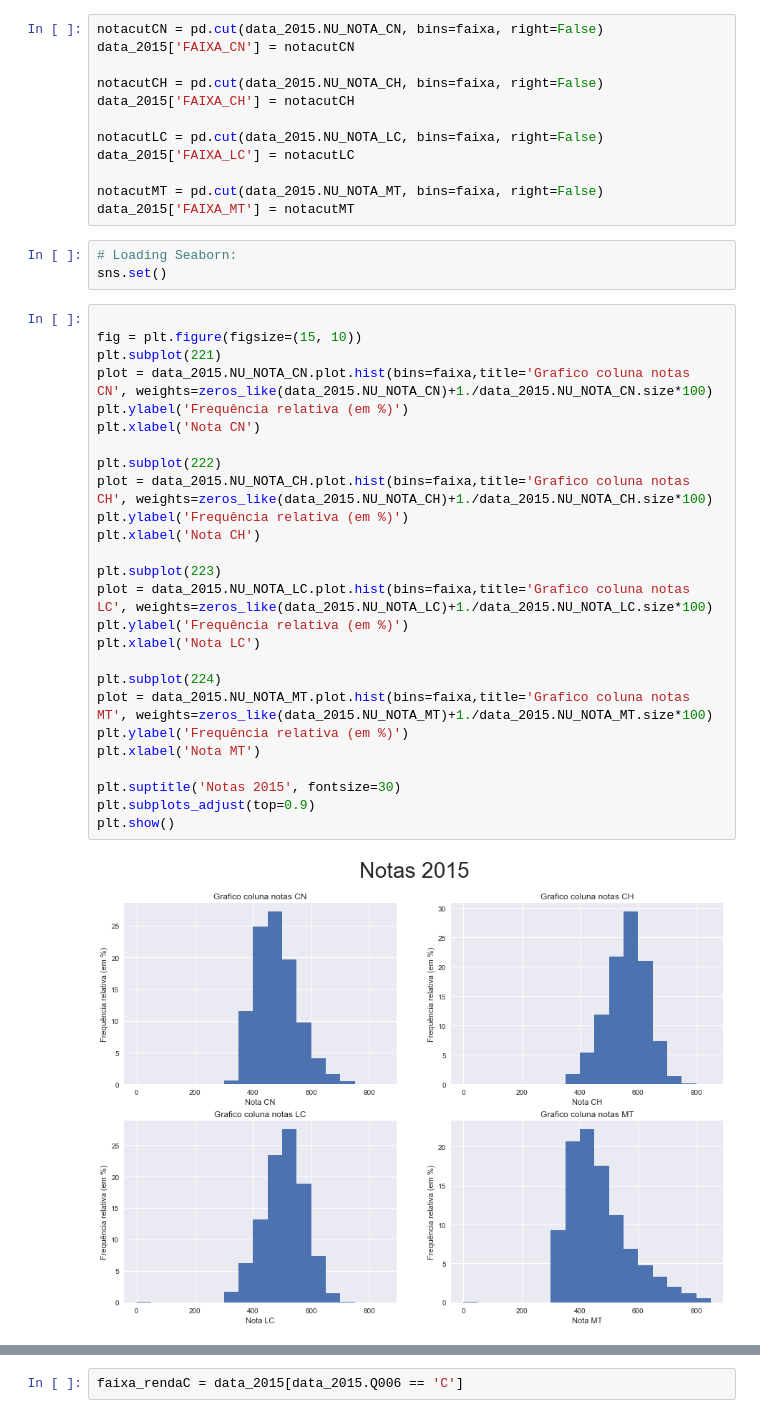
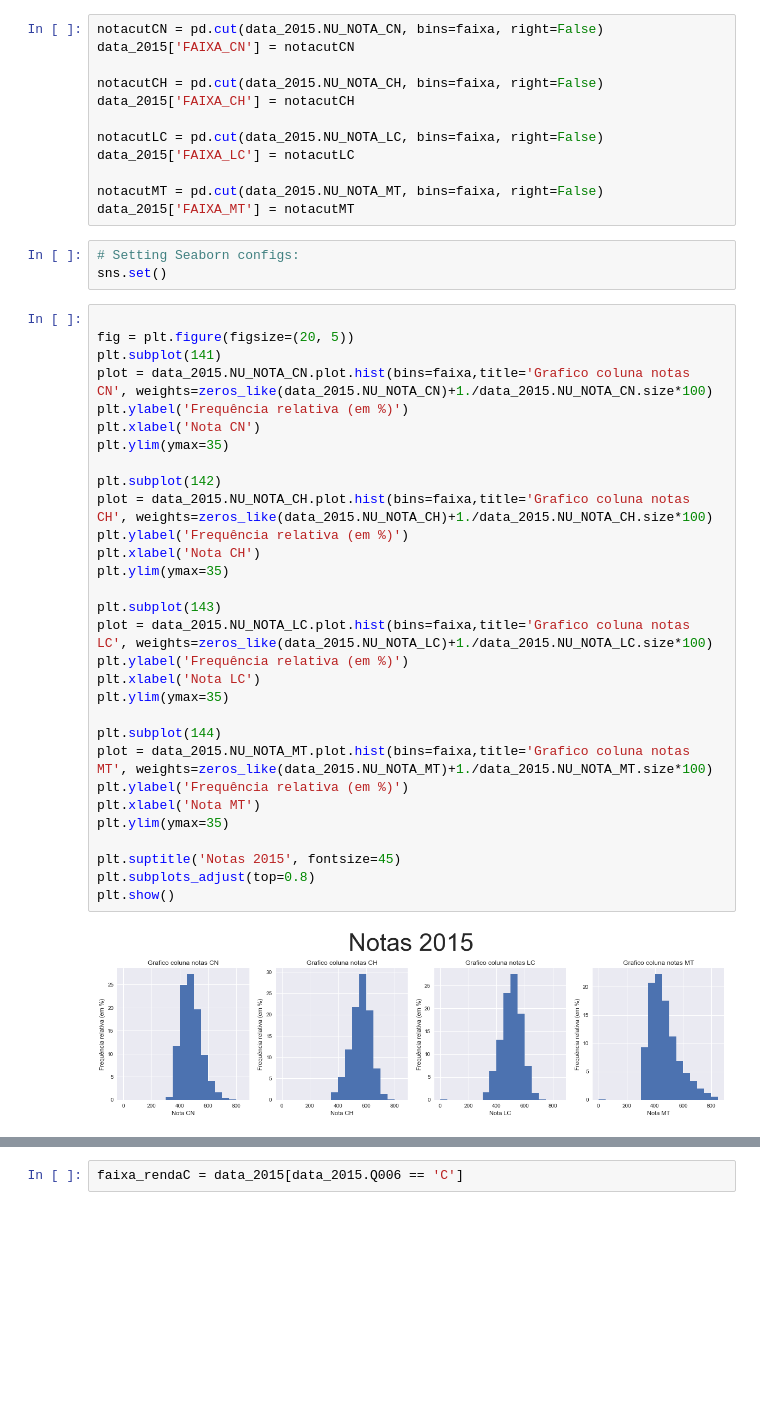
Before and after one commit to pedross3/CDDP_final, a Jupyter notebook: Projeto 03.ipynb, the cells around one changed output, grey strips where cells are left out. Saved outputs shown, nothing was run; the diff lists cells and outputs as text; blank space fills up the shorter version.

```diff
--- a/Projeto 03.ipynb
+++ b/Projeto 03.ipynb
@@ -347,34 +347,38 @@ data_2015['FAIXA_LC'] = notacutLC
 notacutMT = pd.cut(data_2015.NU_NOTA_MT, bins=faixa, right=False)
 data_2015['FAIXA_MT'] = notacutMT
 # %%
-# Loading Seaborn:
+# Setting Seaborn configs:
 sns.set()
 # %%
 
-fig = plt.figure(figsize=(15, 10))
-plt.subplot(221)
+fig = plt.figure(figsize=(20, 5))
+plt.subplot(141)
 plot = data_2015.NU_NOTA_CN.plot.hist(bins=faixa,title='Grafico coluna notas CN', weights=zeros_like(data_2015.NU_NOTA_CN)+1./data_2015.NU_NOTA_CN.size*100)
 plt.ylabel('Frequência relativa (em %)')
 plt.xlabel('Nota CN')
+plt.ylim(ymax=35)
 
-plt.subplot(222)
+plt.subplot(142)
 plot = data_2015.NU_NOTA_CH.plot.hist(bins=faixa,title='Grafico coluna notas CH', weights=zeros_like(data_2015.NU_NOTA_CH)+1./data_2015.NU_NOTA_CH.size*100)
 plt.ylabel('Frequência relativa (em %)')
 plt.xlabel('Nota CH')
+plt.ylim(ymax=35)
 
-plt.subplot(223)
+plt.subplot(143)
 plot = data_2015.NU_NOTA_LC.plot.hist(bins=faixa,title='Grafico coluna notas LC', weights=zeros_like(data_2015.NU_NOTA_LC)+1./data_2015.NU_NOTA_LC.size*100)
 plt.ylabel('Frequência relativa (em %)')
 plt.xlabel('Nota LC')
+plt.ylim(ymax=35)
 
-plt.subplot(224)
+plt.subplot(144)
 plot = data_2015.NU_NOTA_MT.plot.hist(bins=faixa,title='Grafico coluna notas MT', weights=zeros_like(data_2015.NU_NOTA_MT)+1./data_2015.NU_NOTA_MT.size*100)
 plt.ylabel('Frequência relativa (em %)')
 plt.xlabel('Nota MT')
+plt.ylim(ymax=35)
 
-plt.suptitle('Notas 2015', fontsize=30)
-plt.subplots_adjust(top=0.9)
+plt.suptitle('Notas 2015', fontsize=45)
+plt.subplots_adjust(top=0.8)
 plt.show()
 # %% [output]
-[figure, old version]
+[figure, new version]
 # %%
```
Also changed, not shown: parts of 9 cells of this notebook.
